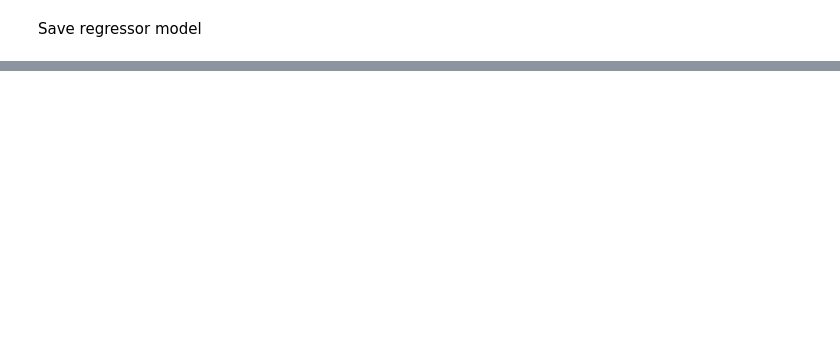
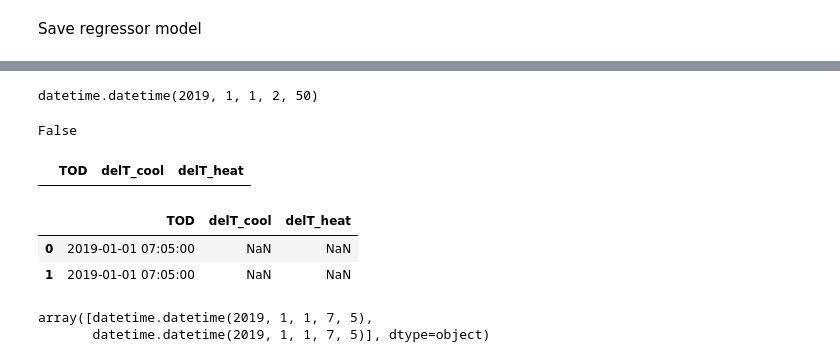
Before and after one commit to NEU-ABLE-LAB/Build_OBM, a Jupyter notebook: data_analysis/tests.ipynb, the cells around one changed output, grey strips where cells are left out. Cells and saved outputs as stored; diff of their text form; code cells hidden in the pictures; blank space fills up the shorter version.

```diff
--- a/data_analysis/tests.ipynb
+++ b/data_analysis/tests.ipynb
@@ -383,0 +419,11 @@ src.OccupantModel
+# %%
+# Realize the degree of second msc i.e. DOO_msc_2 given the type and degree of first msc and type of second msc i.e. type_1, DOMSC_1, type_2
+data = init_data[label + '_' + str(N_mscpd) + 'mscpd_row' + season_label + '_col' + season_label + '_DOO2_' + type_1 + '_type1_' + type_2 + '_type2']
+DOMSCs_2 = np.array(data.columns[1:]).astype(int)
+prob = np.array(data.loc[data['doo'] == DOMSC_1].values[0][1:]).astype(float)
+if np.sum(prob) != 1:
+    diff = abs(1 - np.sum(prob))
+    prob[0] = prob[0] + diff
+
+domsc_2 = np.random.choice(DOMSCs_2, p = prob)
+domsc_2
@@ -383,0 +479,13 @@ src.OccupantModel
+# %%
+# Realize the time of first msc i.e. t_msc_1
+t_msc_1=None
+while t_msc_1 not in occupancy:
+    # Realize the time of first msc i.e. t_msc_1
+    data = init_data[label + '_' + str(N_mscpd) + 'mscpd_tod1']
+    tod_1 = data['tod'].values
+    prob = data['prob'].values
+    if np.sum(prob) != 1:
+        diff = abs(1 - np.sum(prob))
+        prob[0] = prob[0] + diff
+    t_msc_1 = datetime.datetime.combine(cd.date(), pd.to_datetime(np.random.choice(tod_1, p = prob), format='%H:%M:%S').time())
+t_msc_1
@@ -383,0 +504,26 @@ src.OccupantModel
+# %%
+occupancy[0]
+# %% [output]
+datetime.datetime(2019, 1, 1, 2, 50)
+# %%
+t_msc_1 not in occupancy
+# %% [output]
+False
+# %%
+x = pd.DataFrame([], columns=['TOD','delT_cool','delT_heat'])
+x
+# %% [output]
+|  | TOD | delT_cool | delT_heat |
+# %%
+x.TOD = [t_msc_1,t_msc_1]
+# %%
+x.set_index(
+# %% [output]
+|  | TOD | delT_cool | delT_heat |
+| 0 | 2019-01-01 07:05:00 | NaN | NaN |
+| 1 | 2019-01-01 07:05:00 | NaN | NaN |
+# %%
+x.TOD.values
+# %% [output]
+array([datetime.datetime(2019, 1, 1, 7, 5),
+       datetime.datetime(2019, 1, 1, 7, 5)], dtype=object)
```
Also changed, not shown: parts of 64 cells of this notebook, 4 other files.
